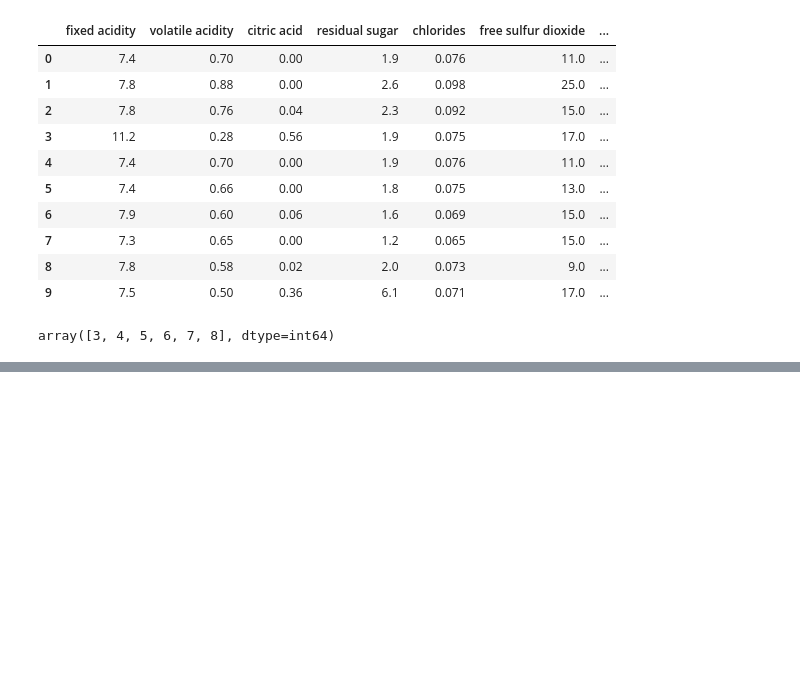
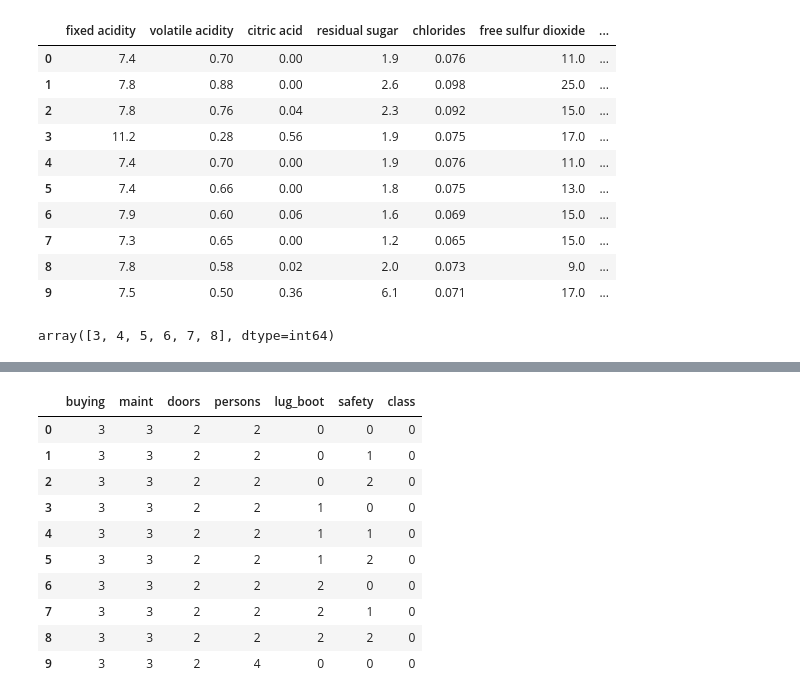
Before and after one commit to gustavogzr/univesp_disciplinas, a Jupyter notebook: Mineracao_Dados/Semana04.ipynb, the cells around one changed output, grey strips where cells are left out. Saved outputs shown, nothing was run; the diff lists cells and outputs as text; code cells hidden in the pictures; blank space fills up the shorter version.

```diff
--- a/Mineracao_Dados/Semana04.ipynb
+++ b/Mineracao_Dados/Semana04.ipynb
@@ -115,0 +132,22 @@ plt.show()
+# %%
+# Transformar valores para números
+df_cars['buying'] = df_cars['buying'].map({'vhigh': 3, 'high': 2, 'med': 1, 'low': 0})
+df_cars['maint'] = df_cars['maint'].map({'vhigh': 3, 'high': 2, 'med': 1, 'low': 0})
+df_cars['doors'] = df_cars['doors'].map({'5more': 5, '4': 4, '3': 3, '2': 2})
+df_cars['persons'] = df_cars['persons'].map({'more': 5, '4': 4, '2': 2})
+df_cars['lug_boot'] = df_cars['lug_boot'].map({'big': 2, 'med': 1, 'small': 0})
+df_cars['safety'] = df_cars['safety'].map({'high': 2, 'med': 1, 'low': 0})
+df_cars['class'] = df_cars['class'].map({'vgood': 3, 'good': 2, 'acc': 1, 'unacc': 0})
+df_cars.head(10)
+# %% [output]
+|  | buying | maint | doors | persons | lug_boot | safety | class |
+| 0 | 3 | 3 | 2 | 2 | 0 | 0 | 0 |
+| 1 | 3 | 3 | 2 | 2 | 0 | 1 | 0 |
+| 2 | 3 | 3 | 2 | 2 | 0 | 2 | 0 |
+| 3 | 3 | 3 | 2 | 2 | 1 | 0 | 0 |
+| 4 | 3 | 3 | 2 | 2 | 1 | 1 | 0 |
+| 5 | 3 | 3 | 2 | 2 | 1 | 2 | 0 |
+| 6 | 3 | 3 | 2 | 2 | 2 | 0 | 0 |
+| 7 | 3 | 3 | 2 | 2 | 2 | 1 | 0 |
+| 8 | 3 | 3 | 2 | 2 | 2 | 2 | 0 |
+| 9 | 3 | 3 | 2 | 4 | 0 | 0 | 0 |
```
Also changed, not shown: parts of 5 cells of this notebook, 3 other files.
